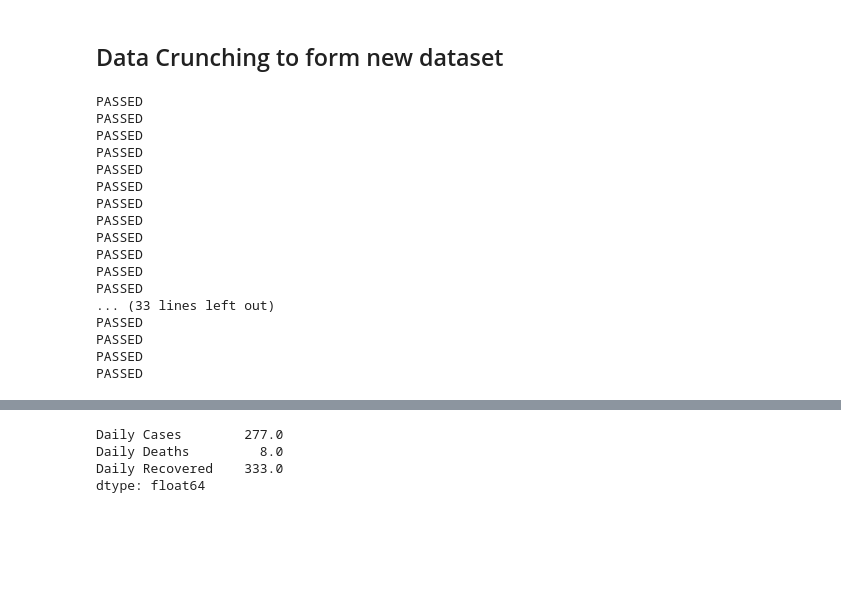
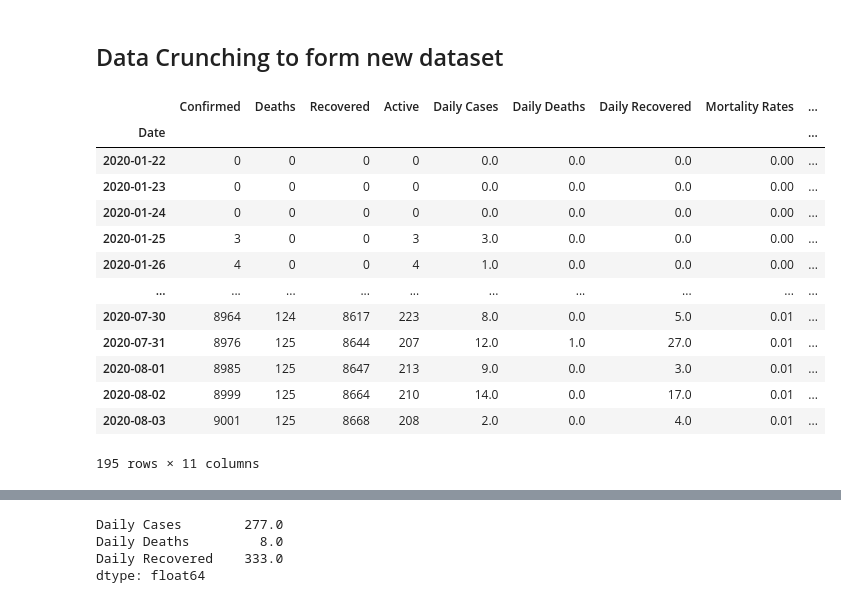
Before and after one commit to thomasjhchai/covid19_analysis, a Jupyter notebook: notebooks/covid_MYR.ipynb, the cells around one changed output, grey strips where cells are left out. Saved outputs shown, nothing was run; the diff lists cells and outputs as text; code cells hidden in the pictures; blank space fills up the shorter version.

```diff
--- a/notebooks/covid_MYR.ipynb
+++ b/notebooks/covid_MYR.ipynb
@@ -89,64 +116,62 @@ active_rate = []
 cases_per_million_pop = []
 
 def append_rate_data(index):
     """ to append into list after calculation of
             - mortality rate
             - recovered rate
             - active rate
             - cases per 1mil population
     """
 
     # TODO: catch error for division with 0.0 (Not Working)
-    try:
-        print('PASSED')
-        mortality_rate.append(round((df.loc[df.index[index], 'Deaths'] / df.loc[df.index[index], 'Confirmed']) * 100, 2))
-        recovered_rate.append(round((df.loc[df.index[index], 'Recovered'] / df.loc[df.index[index], 'Confirmed']) * 100, 2))
-        active_rate.append(round((df.loc[df.index[index], 'Active'] / df.loc[df.index[index], 'Confirmed']) * 100, 2))
-    except ZeroDivisionError:
-        print('CAUGHT ERROR')
-        mortality_rate.append(0.0)
-        recovered_rate.append(0.0)
-        active_rate.append(0.0)
 
+    mortality_rate.append(round((df.loc[df.index[index], 'Deaths'] / df.loc[df.index[index], 'Confirmed']) * 100, 2))
+    recovered_rate.append(round((df.loc[df.index[index], 'Recovered'] / df.loc[df.index[index], 'Confirmed']) * 100, 2))
+    active_rate.append(round((df.loc[df.index[index], 'Active'] / df.loc[df.index[index], 'Confirmed']) * 100, 2))
     cases_per_million_pop.append(round((df.loc[df.index[index], 'Confirmed'] / pop_df.loc[COUNTRY_LOC, 'Pop.(\'000)']) * 1000000, 0))
+
 
 for index, item in enumerate(df.index):
     if item == df.index[0]:
         new_case, new_death, new_recovered = df.loc[df.index[0], ['Confirmed', 'Deaths', 'Recovered']]
         daily_cases.append(new_case)
         daily_deaths.append(new_death)
         daily_recovered.append(new_recovered)
-        append_rate_data(0)
+
     else:
         new_case, new_death, new_recovered = df.loc[df.index[index], ['Confirmed', 'Deaths', 'Recovered']] \
                                             - df.loc[df.index[index - 1], ['Confirmed', 'Deaths', 'Recovered']]
         daily_cases.append(new_case)
         daily_deaths.append(new_death)
         daily_recovered.append(new_recovered)
-        append_rate_data(index)
 
-    df.loc[item, ['Daily Cases', 'Daily Deaths', 'Daily Recovered', 'Mortality Rate', \
-                  'Recovered Rate', 'Active Rate', 'Cases per 1mil pop']] \
-                  = daily_cases[index], daily_deaths[index], daily_recovered[index], mortality_rate[index], \
-                    recovered_rate[index], active_rate[index], cases_per_million_pop[index]
+    df.loc[item, ['Daily Cases', 'Daily Deaths', 'Daily Recovered']] \
+                  = daily_cases[index], daily_deaths[index], daily_recovered[index]
 
 # release unwanted objects from memory
-del daily_cases, daily_deaths, daily_recovered, mortality_rate, recovered_rate, active_rate, cases_per_million_pop
+del daily_cases, daily_deaths, daily_recovered
+
+
+df['Mortality Rates'] = round(df['Deaths'].divide(df ['Confirmed']).fillna(0.0), 2)
+df['Recovered Rates'] = round(df['Recovered'].divide(df ['Confirmed']).fillna(0.0), 2)
+df['Active Rates'] = round(df['Active'].divide(df ['Confirmed']).fillna(0.0), 2)
+df['Cases per 1mil pop'] = round(df['Confirmed'] / pop_df.loc[COUNTRY_LOC, 'Pop.(\'000)'] * 1000000, 2)
+
+# TODO: add to df column
+
+df
 # %% [output]
+|  | Confirmed | Deaths | Recovered | Active | Daily Cases | Daily Deaths | Daily Recovered | Mortality Rates | ... |
+| Date |  |  |  |  |  |  |  |  | ... |
+| 2020-01-22 | 0 | 0 | 0 | 0 | 0.0 | 0.0 | 0.0 | 0.00 | ... |
+| 2020-01-23 | 0 | 0 | 0 | 0 | 0.0 | 0.0 | 0.0 | 0.00 | ... |
+| 2020-01-24 | 0 | 0 | 0 | 0 | 0.0 | 0.0 | 0.0 | 0.00 | ... |
+| 2020-01-25 | 3 | 0 | 0 | 3 | 3.0 | 0.0 | 0.0 | 0.00 | ... |
+| 2020-01-26 | 4 | 0 | 0 | 4 | 1.0 | 0.0 | 0.0 | 0.00 | ... |
+| ... | ... | ... | ... | ... | ... | ... | ... | ... | ... |
+| 2020-07-30 | 8964 | 124 | 8617 | 223 | 8.0 | 0.0 | 5.0 | 0.01 | ... |
+| 2020-07-31 | 8976 | 125 | 8644 | 207 | 12.0 | 1.0 | 27.0 | 0.01 | ... |
+| 2020-08-01 | 8985 | 125 | 8647 | 213 | 9.0 | 0.0 | 3.0 | 0.01 | ... |
+| 2020-08-02 | 8999 | 125 | 8664 | 210 | 14.0 | 0.0 | 17.0 | 0.01 | ... |
+| 2020-08-03 | 9001 | 125 | 8668 | 208 | 2.0 | 0.0 | 4.0 | 0.01 | ... |
-PASSED
-PASSED
-PASSED
-PASSED
-PASSED
-PASSED
-PASSED
-PASSED
-PASSED
-PASSED
-PASSED
-PASSED
-... (33 lines left out)
-PASSED
-PASSED
-PASSED
-PASSED
+195 rows × 11 columns
```
Also changed, not shown: parts of 8 cells of this notebook.
